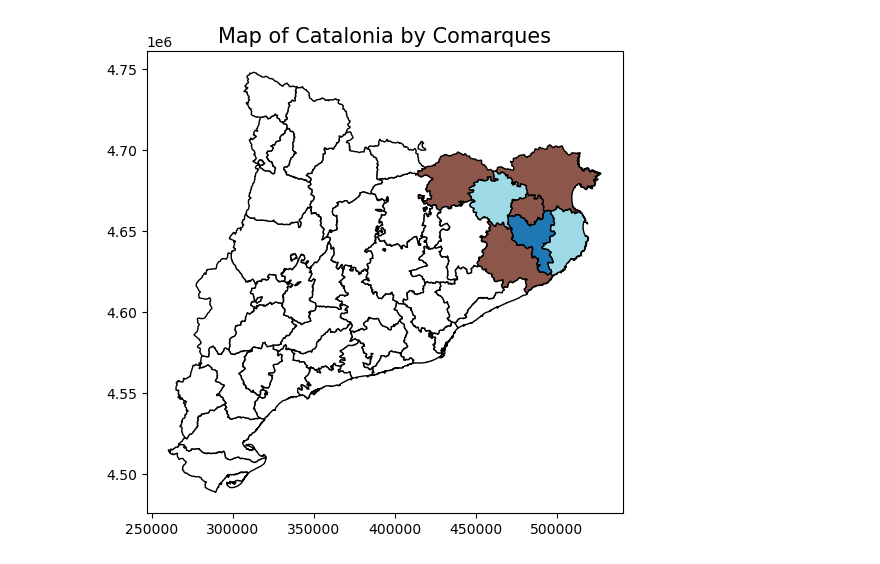
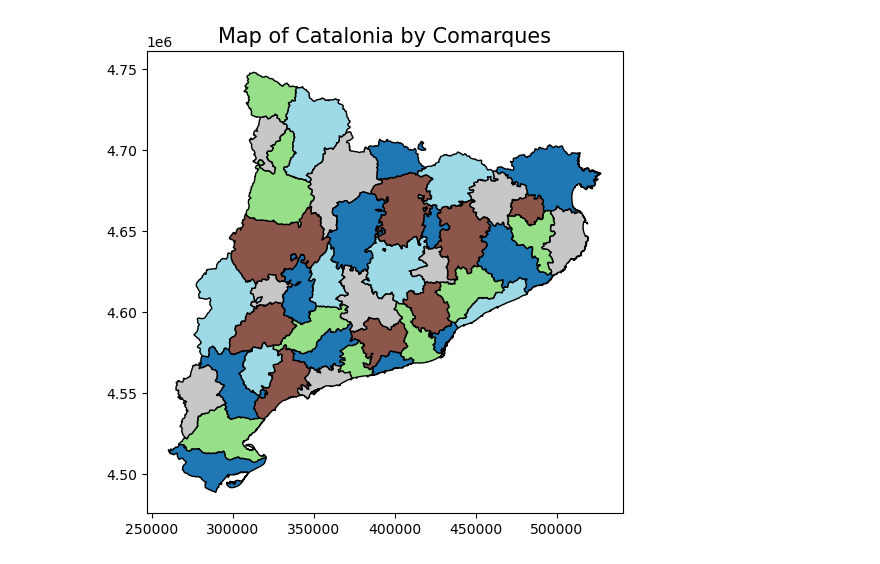
Before and after one commit to XavierQuerol/Graph-Coloring-Catalunya, a Jupyter notebook: paint_catalunya.ipynb, the cells around one changed output. Drawn from its saved outputs; the diff is of its cells as text; code cells hidden in the pictures.

Commit message:
working with all comarques

```diff
--- a/paint_catalunya.ipynb
+++ b/paint_catalunya.ipynb
@@ -9,3 +9,9 @@ def number_to_discrete_color(index, total_colors):
     cmap = plt.get_cmap('tab20', total_colors)
     rgba = cmap(index / total_colors)
     return mcolors.to_hex(rgba)
+# %%
+# Load the shapefile (this path assumes you have the shapefile locally)
+gdf = gpd.read_file('./COMARQUES/divisions-administratives-v2r1-comarques-250000-20240701.shp')
+gdf['NOM'] = gdf['NOMCOMAR']
+"""gdf = gpd.read_file('./MUNICIPIS/divisions-administratives-v2r1-municipis-250000-20240701.shp')
+gdf['NOM'] = gdf['NOMMUNI']"""
@@ -12,4 +20,4 @@ def number_to_discrete_color(index, total_colors):
 # %%
-matriu, comarca_names = create_adjacent_matrix()
+matriu = create_adjacent_matrix2(gdf)
 
 color_numbers = obtain_colors(matriu)
@@ -36,17 +33,17 @@ total_unique_colors = len(unique_numbers)
 number_color_mapping = {num: number_to_discrete_color(i, total_unique_colors) for i, num in enumerate(unique_numbers)}
 
 # Now map each comarca name to its corresponding color based on its number
-comarca_colors = {name: number_color_mapping[num] for name, num in zip(comarca_names, color_numbers)}
+comarca_colors = {name: number_color_mapping[num] for name, num in zip(gdf['NOM'], color_numbers)}
 # %%
 # Create a new column for colors based on the comarca names
-comarques_gdf['color'] = comarques_gdf['NOMCOMAR'].map(comarca_colors).fillna('#FFFFFF')
+gdf['color'] = gdf['NOM'].map(comarca_colors).fillna('#FFFFFF')
 
 # Plot the map
 fig, ax = plt.subplots(1, 1, figsize=(8, 6))
-comarques_gdf.plot(ax=ax, color=comarques_gdf['color'], edgecolor='black')
+gdf.plot(ax=ax, color=gdf['color'], edgecolor='black')
 
 # Optional: Customize the title and layout
 ax.set_title("Map of Catalonia by Comarques", fontsize=15)
 plt.show()
 # %% [output]
-[figure, old version]
+[figure, new version]
```
Also changed, not shown: parts of 5 cells of this notebook, 8 other files.
